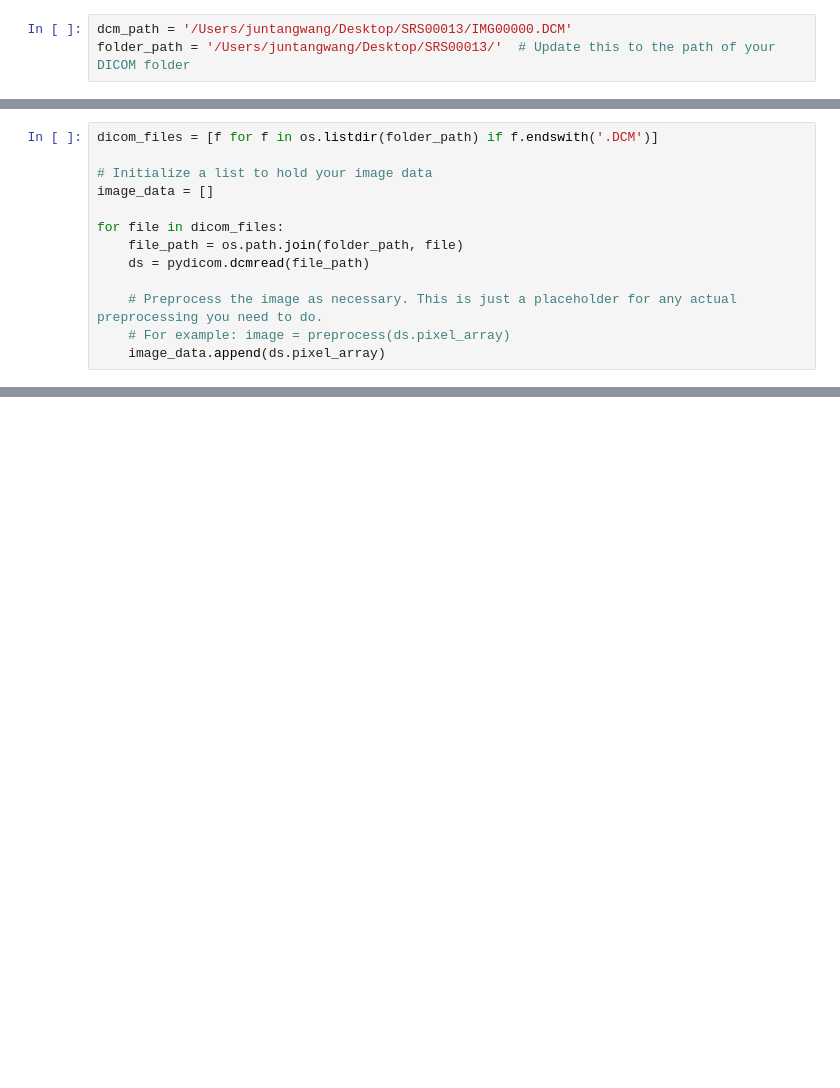
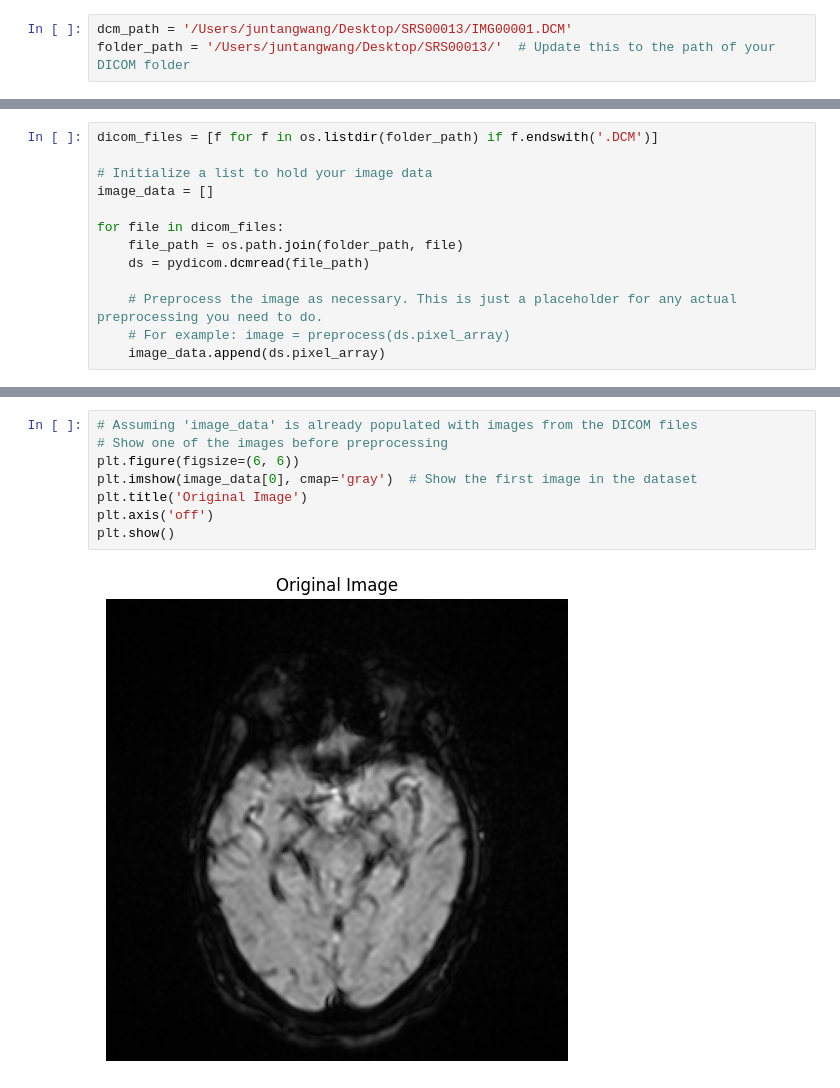
Before and after one commit to qqgjyx/MATH-Group, a Jupyter notebook: main.ipynb, the cells around one changed output, grey strips where cells are left out. Cells and saved outputs as stored; diff of their text form; blank space fills up the shorter version.

```diff
--- a/main.ipynb
+++ b/main.ipynb
@@ -8,3 +9,3 @@ import numpy as np
 # %%
-dcm_path = '/Users/juntangwang/Desktop/SRS00013/IMG00000.DCM'
+dcm_path = '/Users/juntangwang/Desktop/SRS00013/IMG00001.DCM'
 folder_path = '/Users/juntangwang/Desktop/SRS00013/'  # Update this to the path of your DICOM folder
@@ -58,0 +103,10 @@ for file in dicom_files:
+# %%
+# Assuming 'image_data' is already populated with images from the DICOM files
+# Show one of the images before preprocessing
+plt.figure(figsize=(6, 6))
+plt.imshow(image_data[0], cmap='gray')  # Show the first image in the dataset
+plt.title('Original Image')
+plt.axis('off')
+plt.show()
+# %% [output]
+[figure, added]
```
Also changed, not shown: parts of 16 cells of this notebook.
